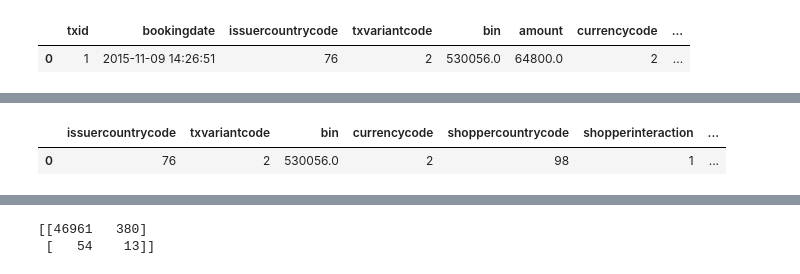
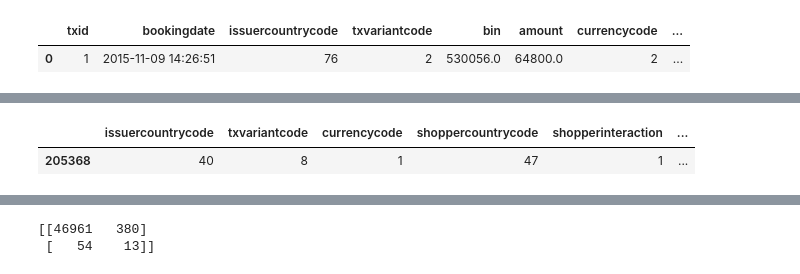
Before and after one commit to kwendel/cyber-data-analytics, a Jupyter notebook: creditcard-fraud/notebooks/SMOTE analysis.ipynb, the cells around one changed output, grey strips where cells are left out. Cells and saved outputs as stored; diff of their text form; code cells hidden in the pictures.

Commit message:
Multithreaded aggregate with new features

```diff
--- a/creditcard-fraud/notebooks/SMOTE analysis.ipynb
+++ b/creditcard-fraud/notebooks/SMOTE analysis.ipynb
@@ -23,16 +46,20 @@ display(df.head(1))
 # %%
+df = df_aggregated
 del df['creationdate']
 del df['bookingdate']
 del df['mail_id']
 del df['ip_id']
 del df['card_id']
 
 del df['txid']
 del df['amount']
 
+del df['bin']
+# del df['txvariantcode']
+
 df.head(1)
 # %% [output]
-|  | issuercountrycode | txvariantcode | bin | currencycode | shoppercountrycode | shopperinteraction | ... |
-| 0 | 76 | 2 | 530056.0 | 2 | 98 | 1 | ... |
+|  | issuercountrycode | txvariantcode | currencycode | shoppercountrycode | shopperinteraction | ... |
+| 205368 | 40 | 8 | 1 | 47 | 1 | ... |
 # %%
 # df_selected = df[['currencycode', 'txvariantcode', 'issuercountrycode', 'cvcresponsecode', 'accountcode', 'amount_convert','simple_journal']]
```
Also changed, not shown: parts of 10 cells of this notebook, 2 other files.
